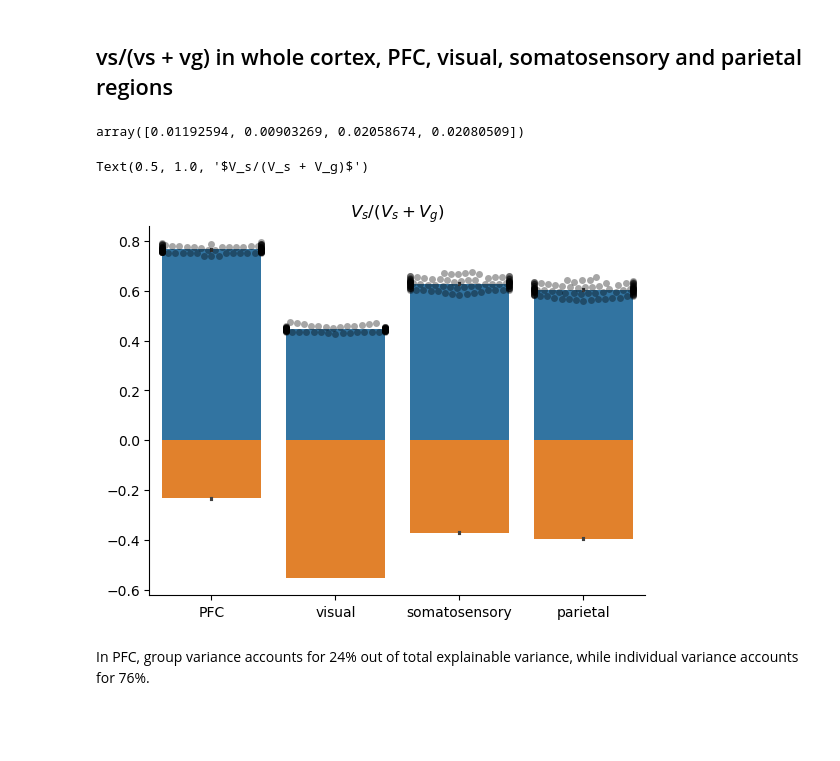
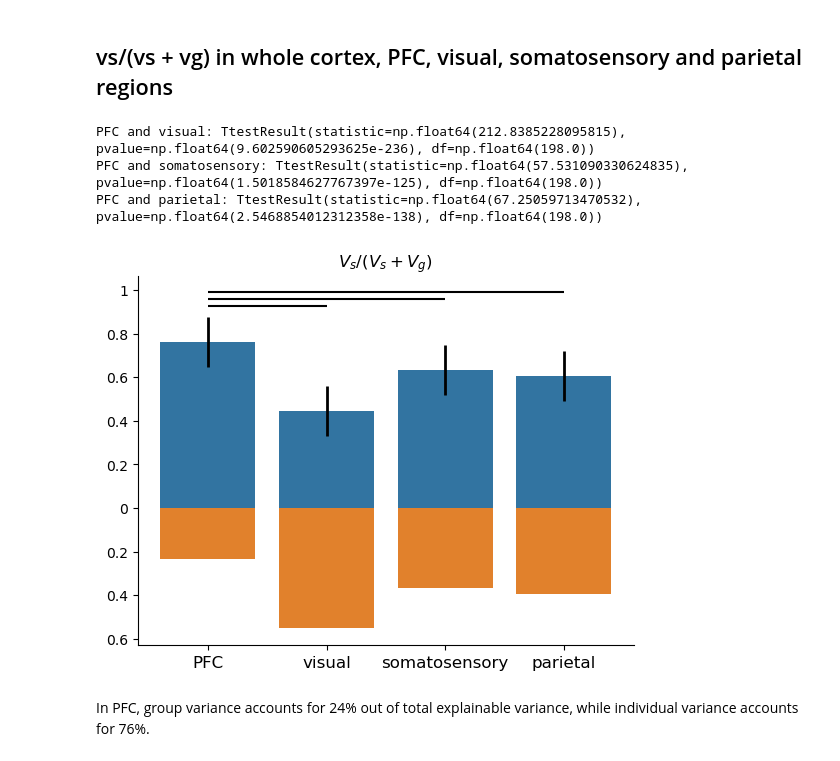
Before and after one commit to jkderrick028/PFC_parcellation, a Jupyter notebook: code/1_group_individual_variance_decomposition.ipynb, the cells around one changed output. Cells and saved outputs as stored; diff of their text form; code cells hidden in the pictures; blank space fills up the shorter version.

Commit message:
ttest one-sample

```diff
--- a/code/1_group_individual_variance_decomposition.ipynb
+++ b/code/1_group_individual_variance_decomposition.ipynb
@@ -8,3 +10,5 @@ import seaborn as sns
+# %%
+mpl.rcParams['font.family'] = 'sans-serif' # Global font family
 # %%
 dataset_name = 'MDTB' # or Demand
 
@@ -47,19 +51,33 @@ for roiI in np.arange(n_rois):
     props.append(prop)
 
 props = np.array(props)     # n_rois x n_bootstraps, each element is vs/(vs+vg)
-# %%
-props.std(axis=1)
-# %% [output]
-array([0.01192594, 0.00903269, 0.02058674, 0.02080509])
+# %%
+props_mean = props[:, 0]
+props_std = np.std(props[:, 1:])
 # %%
-ax = sns.barplot(props.T, errorbar='se', color='tab:blue')      # bar plot for the mean of vs
-sns.barplot(props.T - 1, errorbar='se', color='tab:orange')     # bar plot for the mean of vg
-sns.swarmplot(props.T, color='0', alpha=0.35)
+ax = sns.barplot(props_mean, color='tab:blue')      # bar plot for the mean of vs
+sns.barplot(props_mean - 1, color='tab:orange')     # bar plot for the mean of vg
+ax.errorbar(np.arange(n_rois), props_mean, yerr=props_std, linestyle='None', color='k', linewidth=2)
 
 ax.spines['top'].set_visible(False)
 ax.spines['right'].set_visible(False)
-ax.set_xticks(np.arange(n_rois), labels=ROIs)
-ax.set_title('$V_s/(V_s + V_g)$')
+ax.set_xticks(np.arange(n_rois), labels=ROIs, fontsize=12)
+ax.set_title('$V_s/(V_s + V_g)$', fontsize=12)
+ax.yaxis.set_major_formatter(lambda x, pos: f'{abs(x):g}')
+
+# t-tests between PFC and other ROIs
+significance_level = 0.05
+for j in np.arange(1, n_rois):
+    ttest_result = ttest_ind(props[0, 1:], props[j, 1:], alternative='two-sided')
+    if ttest_result.pvalue < significance_level:
+        ax.hlines(y = 0.9+j*0.03, xmin=0, xmax=j, colors='0')
+
+    print(f'PFC and {ROIs[j]}: {ttest_result}')
+
+JPG_fig = os.path.join(resultsPath, f'variance_decomposition_bar_plot.jpg')
+plt.savefig(JPG_fig, format='jpg', dpi=500)
 # %% [output]
-Text(0.5, 1.0, '$V_s/(V_s + V_g)$')
+PFC and visual: TtestResult(statistic=np.float64(212.8385228095815), pvalue=np.float64(9.602590605293625e-236), df=np.float64(198.0))
+PFC and somatosensory: TtestResult(statistic=np.float64(57.531090330624835), pvalue=np.float64(1.5018584627767397e-125), df=np.float64(198.0))
+PFC and parietal: TtestResult(statistic=np.float64(67.25059713470532), pvalue=np.float64(2.5468854012312358e-138), df=np.float64(198.0))
-[figure, old version]
+[figure, new version]
```
Also changed, not shown: parts of 5 cells of this notebook, 3 other files.
